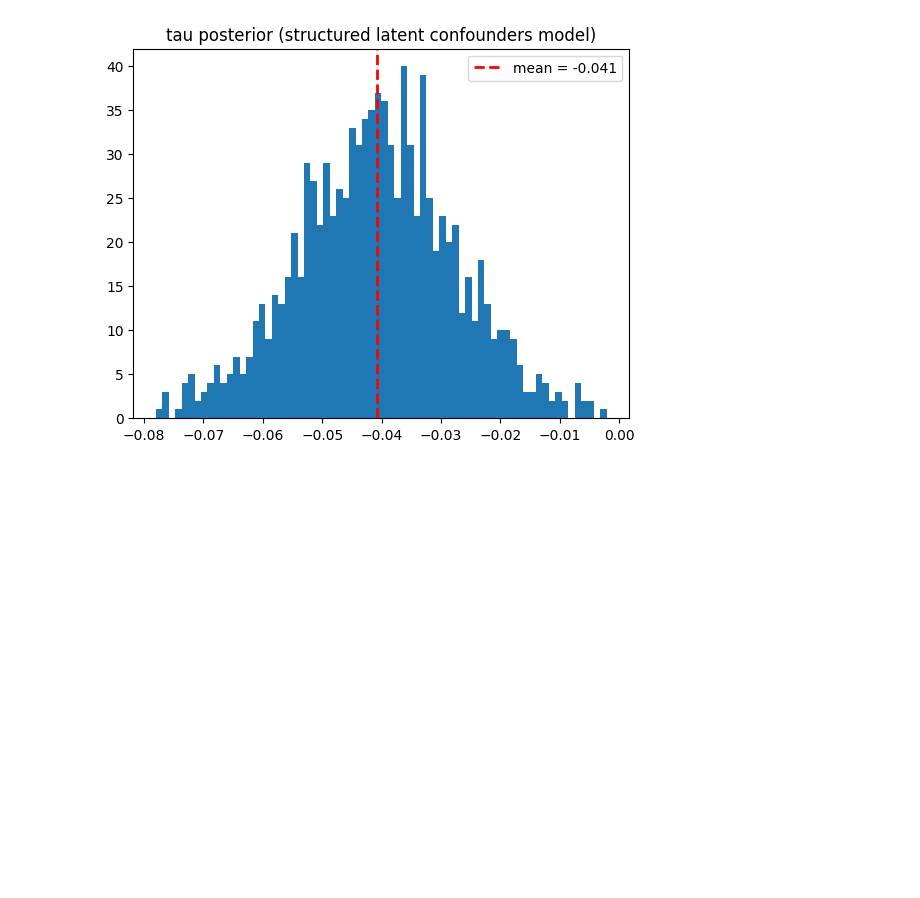
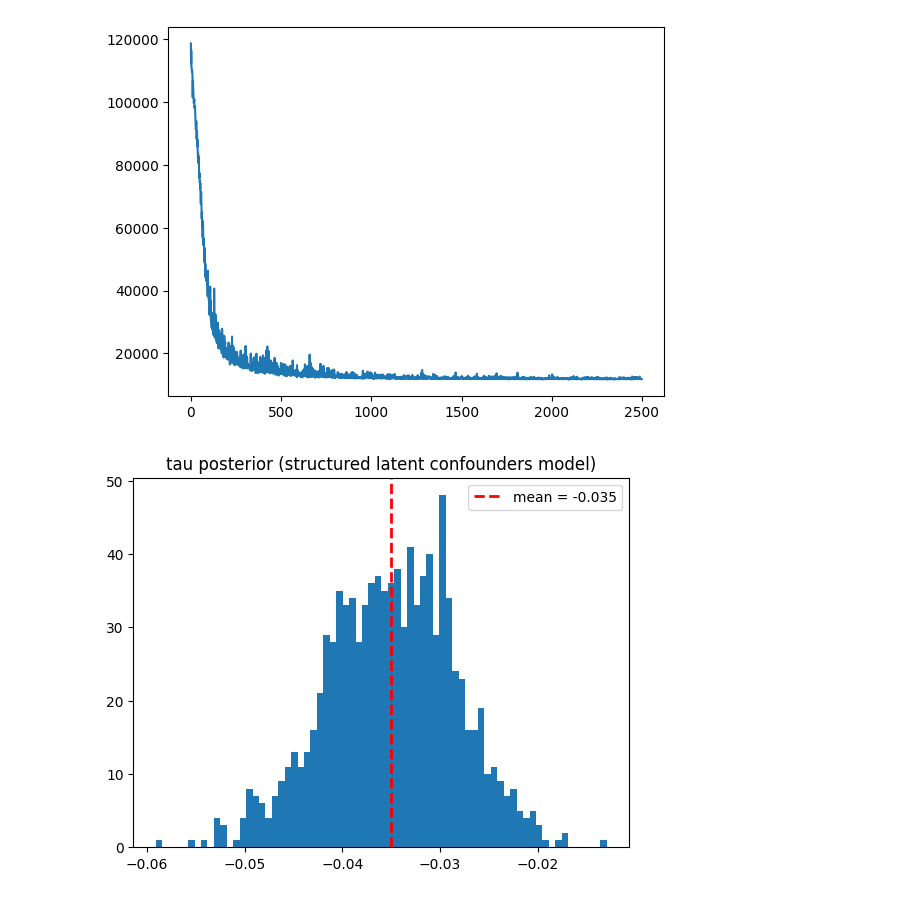
Before and after one commit to BasisResearch/cities, a Jupyter notebook: docs/experimental_notebooks/interaction_cities_prototype.ipynb, the cells around one changed output. Cells and saved outputs as stored; diff of their text form; code cells hidden in the pictures; blank space fills up the shorter version.

```diff
--- a/docs/experimental_notebooks/interaction_cities_prototype.ipynb
+++ b/docs/experimental_notebooks/interaction_cities_prototype.ipynb
@@ -340,0 +41,5 @@ samples_F = predictive_F(N_t, N_s, state_index, time_index)
+# %%
+model_conditioned = pyro.condition(model, data = {"T": intervention, "Y": y, "X": covariates_sparse})
+
+guide = train_interactions_model(model_conditioned, model_args = model_args)
+# %% [output]
@@ -340,0 +63 @@ samples_F = predictive_F(N_t, N_s, state_index, time_index)
+[figure, added]
@@ -341,6 +67,6 @@ samples_F = predictive_F(N_t, N_s, state_index, time_index)
 # %%
 # estimate with covariates and latent confounders impacting covariates, intervention, and outcome
-tau_samples = samples_F['weight_TY'].squeeze().detach().numpy()
+tau_samples = samples['weight_TY'].squeeze().detach().numpy()
 
 plt.hist(tau_samples,bins = 70)
 plt.axvline(x=tau_samples.mean(), color='red', linestyle='dashed', linewidth=2, label=f'mean = {tau_samples.mean():.3f}')
@@ -348,5 +74,5 @@ plt.title("tau posterior (structured latent confounders model)")
 plt.legend()
 plt.show()
 # %% [output]
-[figure, old version]
+[figure, new version]
 # %%
```
Also changed, not shown: parts of 15 cells of this notebook, 2 other files.
